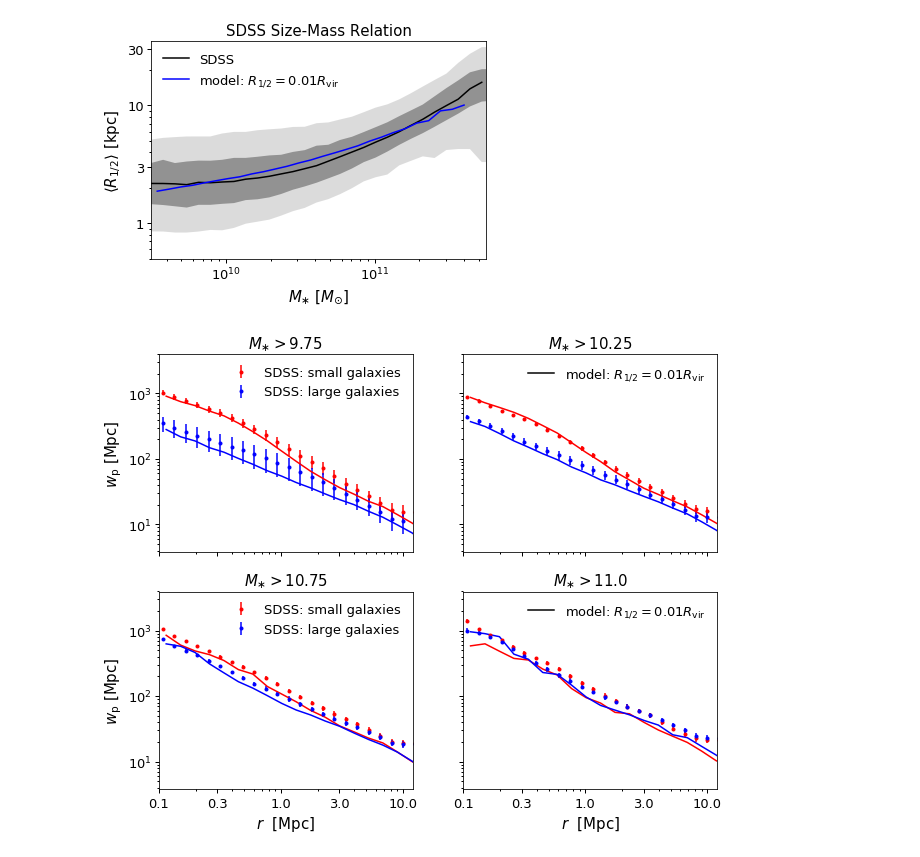
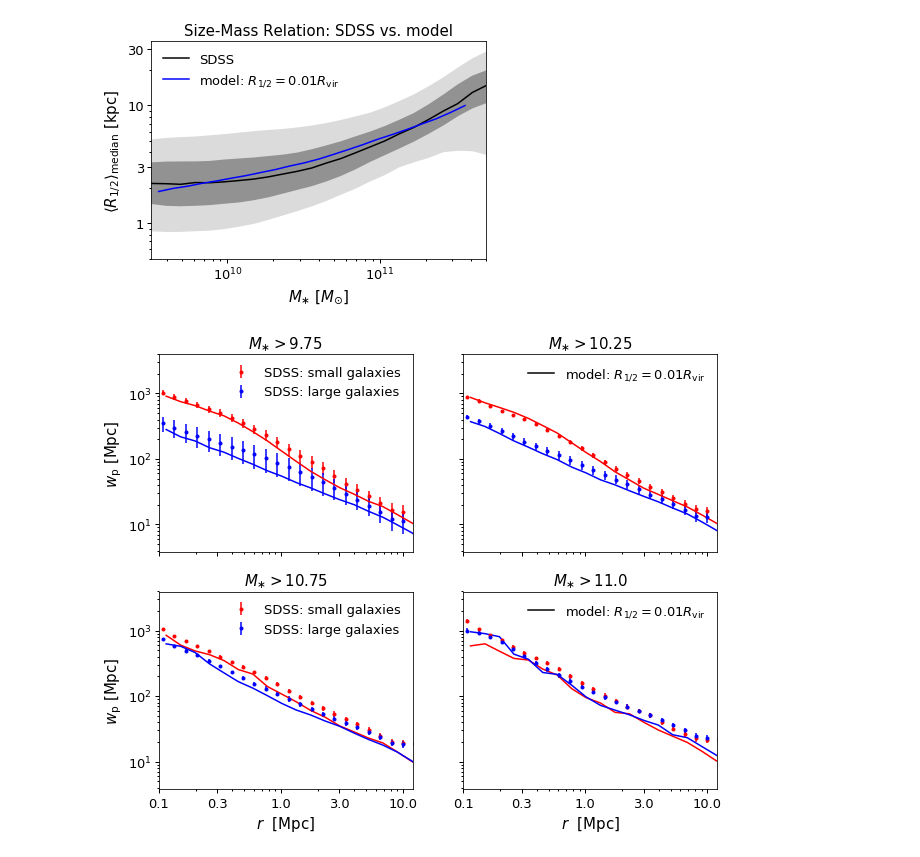
Before and after one commit to aphearin/galsize_models, a Jupyter notebook: notebooks/sham_based_penultimate_results.ipynb, the cells around one changed output. Drawn from its saved outputs; the diff is of its cells as text; code cells hidden in the pictures.

```diff
--- a/notebooks/sham_based_penultimate_results.ipynb
+++ b/notebooks/sham_based_penultimate_results.ipynb
@@ -115,7 +115,7 @@ def _percentile_from_z_score(z_score):
 low_percentile_1sigma, high_percentile_1sigma = _percentile_from_z_score(-1), _percentile_from_z_score(1)
 low_percentile_3sigma, high_percentile_3sigma = _percentile_from_z_score(-3), _percentile_from_z_score(3)
 
-logsm_table = np.linspace(9.5, 11.8, 30)
+logsm_table = np.linspace(9.5, 11.8, 25)
 dlogsm = 0.05
 
 r50_table_median = np.zeros_like(logsm_table)
@@ -147,39 +147,46 @@ mock_r50_median, __, __ = binned_statistic(
 logsm_mids = 0.5*(logsm_table[:-1] + logsm_table[1:])
 
 fig, ax = plt.subplots(1, 1)
 __=ax.loglog()
 
-xmin, xmax = 10**9.5, 10**11.75
+xmin, xmax = 10**9.5, 5e11
 ymin, ymax = 0.5, 35
 _xlabel = r'$M_{\ast}$ $[M_{\odot}]$'
-_ylabel = r'$\langle R_{1/2} \rangle$ $[{\rm kpc}]$'
+_ylabel = r'$\langle R_{1/2} \rangle_{\rm median}$ $[{\rm kpc}]$'
 xlim = ax.set_xlim(xmin, xmax)
 ylim = ax.set_ylim(ymin, ymax)
 __=ax.get_yaxis().set_major_formatter(ticker.ScalarFormatter())
 __=ax.get_yaxis().set_minor_formatter(ticker.NullFormatter())
 __=ax.set_yticks((1, 3, 10, 30))
 
 ylabel=ax.set_ylabel(_ylabel)
 xlabel=ax.set_xlabel(_xlabel)
-title=ax.set_title(r'SDSS Size-Mass Relation')
+title=ax.set_title(r'Size-Mass Relation: SDSS vs. model')
 
 __=ax.plot(10**logsm_table, r50_table_median, color='k', label='SDSS')
 __=ax.plot(10**logsm_mids[:-2], mock_r50_median[:-2], color='blue',
            label=r'model: $R_{1/2}=0.01R_{\rm vir}$')
 
 y1, y2 = r50_table_3sigma_low, r50_table_3sigma_high
-__=ax.fill_between(10**logsm_table, y1, y2, facecolor='lightgray', alpha=0.8)
+from scipy.signal import savgol_filter
+y1_smooth = savgol_filter(y1, 7, 3)
+y2_smooth = savgol_filter(y2, 7, 3)
+# __=ax.fill_between(10**logsm_table, y1, y2, facecolor='lightgray', alpha=0.8)
+__=ax.fill_between(10**logsm_table, y1_smooth, y2_smooth, facecolor='lightgray', alpha=0.8)
 
 y1, y2 = r50_table_1sigma_low, r50_table_1sigma_high
-__=ax.fill_between(10**logsm_table, y1, y2, facecolor='gray', alpha=0.8)
+y1_smooth = savgol_filter(y1, 7, 3)
+y2_smooth = savgol_filter(y2, 7, 3)
+# __=ax.fill_between(10**logsm_table, y1, y2, facecolor='gray', alpha=0.8)
+__=ax.fill_between(10**logsm_table, y1_smooth, y2_smooth, facecolor='gray', alpha=0.8)
 
 
 leg = ax.legend()
 
 figname = 'rvir_only_rhalf_vs_mstar_sham_model.pdf'
 fig.savefig(figname, bbox_extra_artists=[xlabel, ylabel], bbox_inches='tight')
 # %% [output]
-[figure, old version]
+[figure, new version]
 # %%
 from galsize_models.measurements import single_component_clustering
 # %%
```
Also changed, not shown: parts of 6 cells of this notebook, 6 other files.
